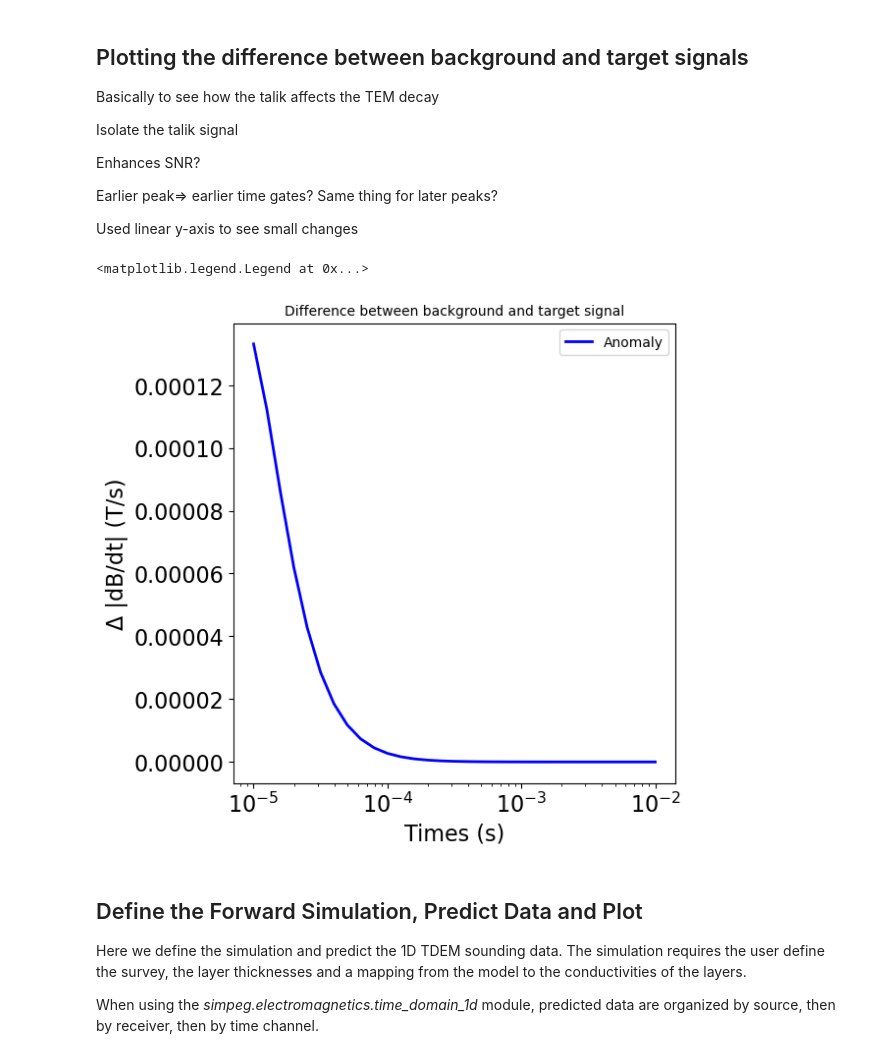
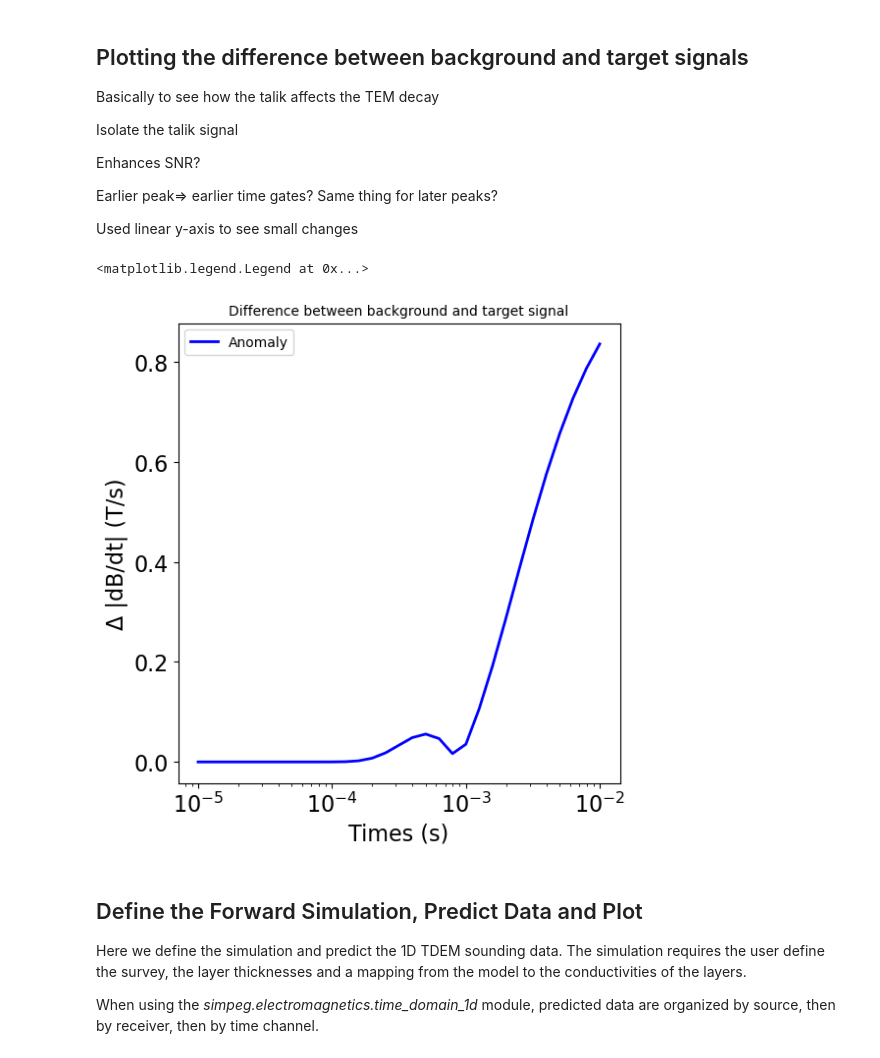
Before and after one commit to Bobslover1511/Technical-Report, a Jupyter notebook: Notebook/fwd_modelling.ipynb, the cells around one changed output. Saved outputs shown, nothing was run; the diff lists cells and outputs as text; code cells hidden in the pictures.

```diff
--- a/Notebook/fwd_modelling.ipynb
+++ b/Notebook/fwd_modelling.ipynb
@@ -44,14 +44,14 @@ receiver_list.append(
 
 # Define the source waveform. Here we define a unit step-off. The definition of
 # other waveform types is covered in a separate tutorial.
-waveform = tdem.sources.StepOffWaveform()
+stepoff_waveform = tdem.sources.StepOffWaveform()
 
 # Define source list. In our case, we have only a single source.
 source_list = [
     tdem.sources.CircularLoop(
         receiver_list=receiver_list,
         location=source_location,
-        waveform=waveform,
+        waveform=stepoff_waveform,
         current=source_current,
         radius=source_radius,
     )
@@ -160,13 +174,13 @@ Background model: No talik. Just ice->water->permafrost.
 Target model: ice->water->sediments->talik->permafrost.
 # %%
 #Background model
-backgrnd_thickness=np.array([ice_depth, water_depth])
-backgrnd_res=np.array([ice_res, water_res, permafrost_res])
+backgrnd_thickness=np.array([ice_depth, water_depth, talik_seds_depth])
+backgrnd_res=np.array([ice_res, water_res, talik_seds_res, talik_seds_res])
 backgrnd_con=1.0/backgrnd_res
 
 #Target model
-target_thickness=np.array([ice_depth, water_depth, lake_seds_depth, talik_seds_depth])
-target_res=np.array([ice_res, water_res, lake_seds_res, talik_seds_res, permafrost_res])
+target_thickness=np.array([ice_depth, water_depth, talik_seds_depth])
+target_res=np.array([ice_res, water_res, talik_seds_res, permafrost_res])
 target_con=1.0/target_res
 
 #Background simulation
@@ -204,17 +218,17 @@ Earlier peak=> earlier time gates? Same thing for later peaks?
 
 Used linear y-axis to see small changes
 # %%
-anomaly=dpred_bg-dpred_tg
+anomaly=(dpred_bg-dpred_tg)/dpred_bg
 fig= plt.figure(figsize=(6, 6))
 ax = fig.add_axes([0.2, 0.15, 0.75, 0.78])
 ax.semilogx(times, np.abs(anomaly), "b-", lw=2, label='Anomaly')
 ax.set_xlabel("Times (s)")
 ax.set_ylabel("\u0394 |dB/dt| (T/s)")
 ax.set_title("Difference between background and target signal", fontsize=10)
 plt.legend(fontsize=10)
 # %% [output]
 <matplotlib.legend.Legend at 0x...>
-[figure, old version]
+[figure, new version]
 # %% [markdown]
 ## Define the Forward Simulation, Predict Data and Plot
 
```
Also changed, not shown: parts of 14 cells of this notebook.
